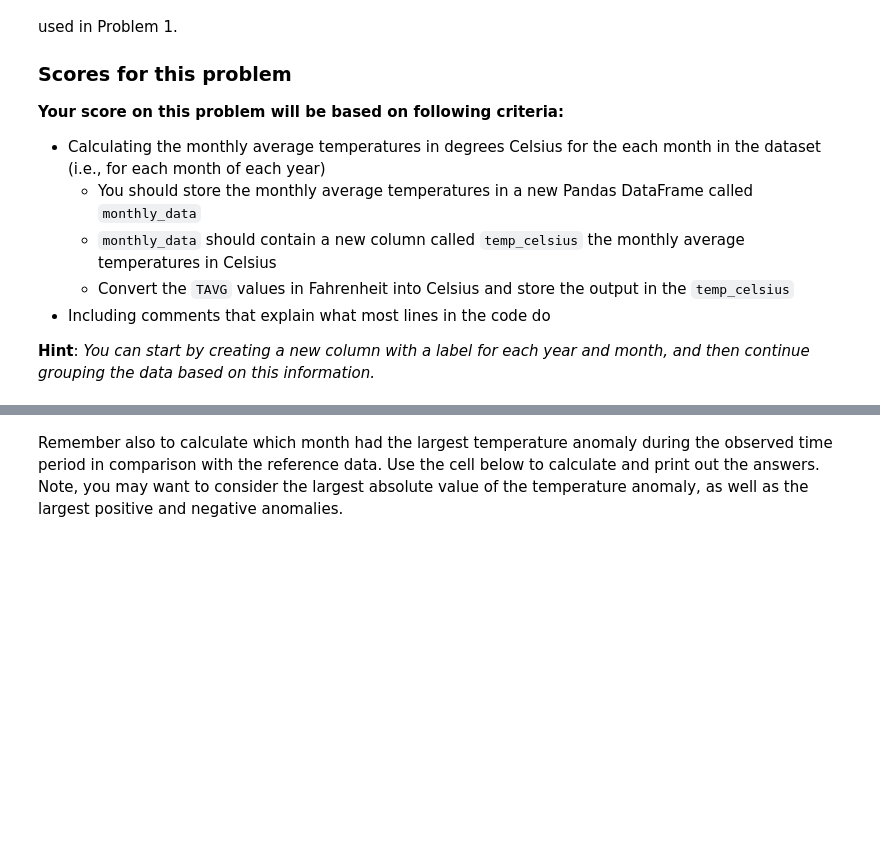
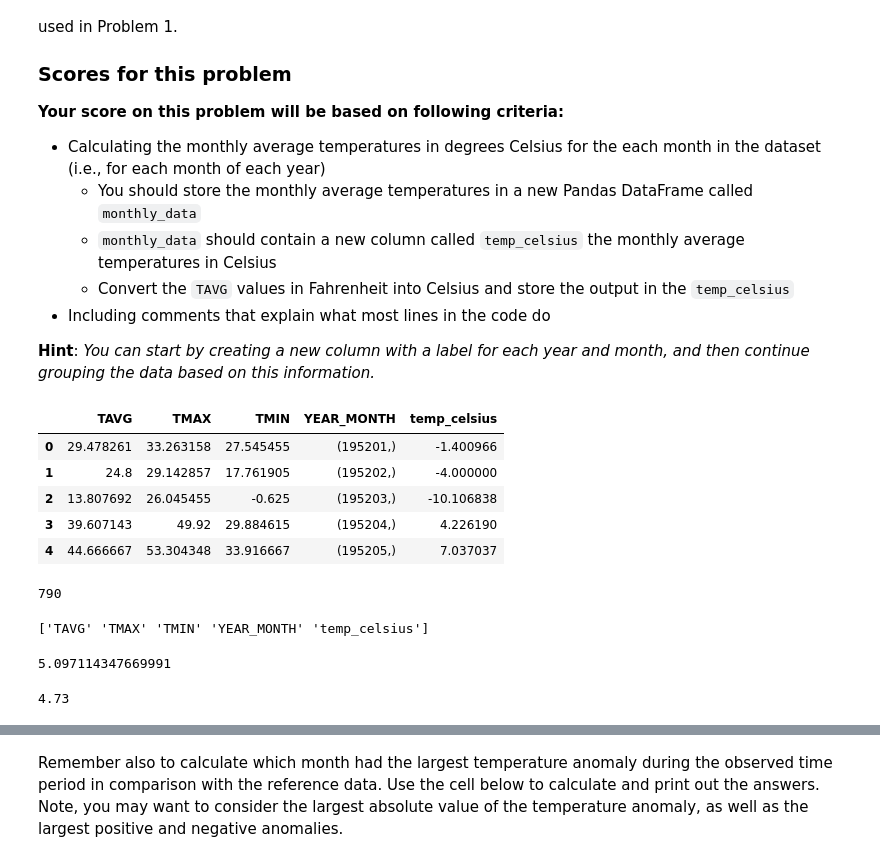
Before and after one commit to Laj01/notebooks, a Jupyter notebook: L6/Exercise-6-problems-1-3.ipynb, the cells around one changed output, grey strips where cells are left out. Cells and saved outputs as stored; diff of their text form; code cells hidden in the pictures; blank space fills up the shorter version.

```diff
--- a/L6/Exercise-6-problems-1-3.ipynb
+++ b/L6/Exercise-6-problems-1-3.ipynb
@@ -201,15 +199,49 @@ raise NotImplementedError()
+# %%
+def fahr_to_celsius(temp_fahrenheit):
+    converted_temp = (temp_fahrenheit - 32) / 1.8
+    return converted_temp
+# %%
+monthly_data = None
+
+# YOUR CODE HERE
+grouped = data.groupby(['YEAR_MONTH'])
+monthly_data = pd.DataFrame()
+mean_cols = ["TAVG", "TMAX", "TMIN"]
+for key, group in grouped:
+    mean_values = group[mean_cols].mean()
+    mean_values['YEAR_MONTH'] = key
+    row = mean_values.to_frame().transpose()
+    monthly_data =pd.concat([monthly_data, row], ignore_index=True)
+monthly_data['temp_celsius'] = monthly_data['TAVG'].apply(fahr_to_celsius)
+monthly_data.head()
+#raise NotImplementedError()
+# %% [output]
+|  | TAVG | TMAX | TMIN | YEAR_MONTH | temp_celsius |
+| 0 | 29.478261 | 33.263158 | 27.545455 | (195201,) | -1.400966 |
+| 1 | 24.8 | 29.142857 | 17.761905 | (195202,) | -4.000000 |
+| 2 | 13.807692 | 26.045455 | -0.625 | (195203,) | -10.106838 |
+| 3 | 39.607143 | 49.92 | 29.884615 | (195204,) | 4.226190 |
+| 4 | 44.666667 | 53.304348 | 33.916667 | (195205,) | 7.037037 |
 # %%
 # This test prints the length of variable monthly_data
 print(len(monthly_data))
+# %% [output]
+790
 # %%
 # This test prints the column names of monthly_data
 print(monthly_data.columns.values)
+# %% [output]
+['TAVG' 'TMAX' 'TMIN' 'YEAR_MONTH' 'temp_celsius']
 # %%
 # This test prints the mean of temp_celsius
 print(monthly_data['temp_celsius'].mean())
+# %% [output]
+5.097114347669991
 # %%
 # This test prints the median of temp_celsius
 print(round(monthly_data['temp_celsius'].median(), 2))
+# %% [output]
+4.73
 # %% [markdown]
 ## Problem 3 - Calculating temperature anomalies (5 points)
 
```
Also changed, not shown: parts of 3 cells of this notebook.
